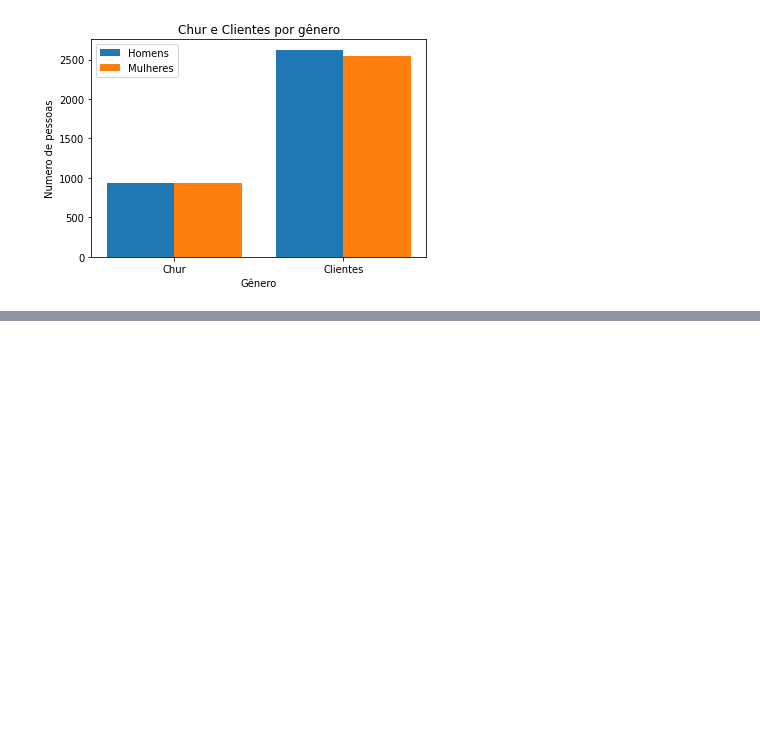
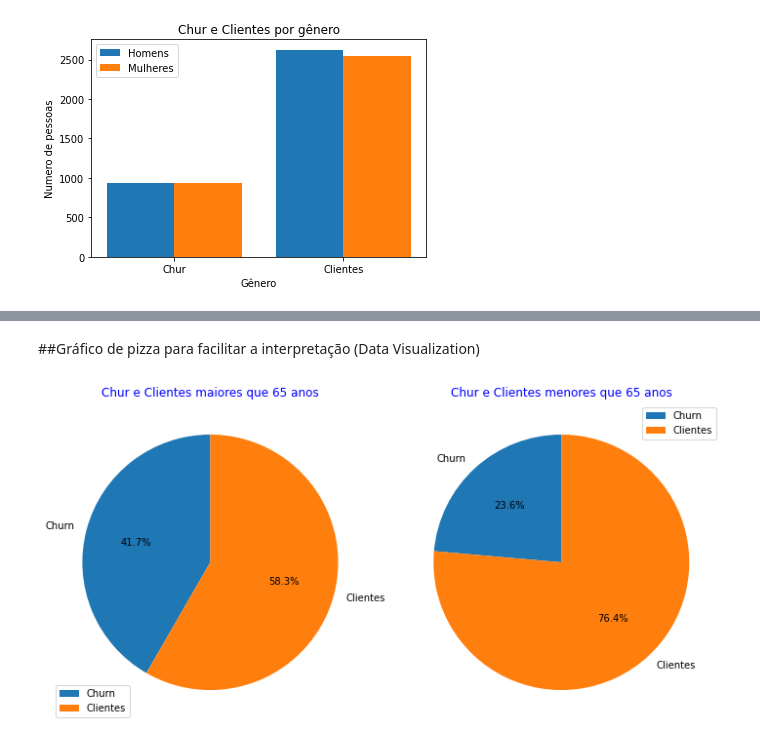
Before and after one commit to marcelo559/Alura_Challenge_DS_Voz, a Jupyter notebook: Data_Visualization.ipynb, the cells around one changed output, grey strips where cells are left out. Saved outputs shown, nothing was run; the diff lists cells and outputs as text; code cells hidden in the pictures; blank space fills up the shorter version.

```diff
--- a/Data_Visualization.ipynb
+++ b/Data_Visualization.ipynb
@@ -125,0 +200,24 @@ plt.show()
+# %% [markdown]
+##Gráfico de pizza para facilitar a interpretação (Data Visualization)
+# %%
+labels = 'Churn', 'Clientes'
+sizes_MI = [qtd_Churn_MI,qtd_Clientes_MI]
+sizes_nao_MI = [qtd_Churn_nao_MI,qtd_Clientes_nao_MI]
+
+fig = plt.figure(figsize=(10,5))
+
+plt.subplot(1,2,1)
+plt.pie(sizes_MI, labels=labels, autopct='%1.1f%%', startangle=90)
+plt.title("Chur e Clientes maiores que 65 anos", color='b')
+plt.legend()
+
+plt.subplot(1,2,2)
+plt.pie(sizes_nao_MI, labels=labels, autopct='%1.1f%%', startangle=90)
+plt.title("Chur e Clientes menores que 65 anos", color='b')
+plt.legend()
+
+plt.tight_layout()
+
+plt.show()
+# %% [output]
+[figure, added]
```
Also changed, not shown: parts of 10 cells of this notebook.
